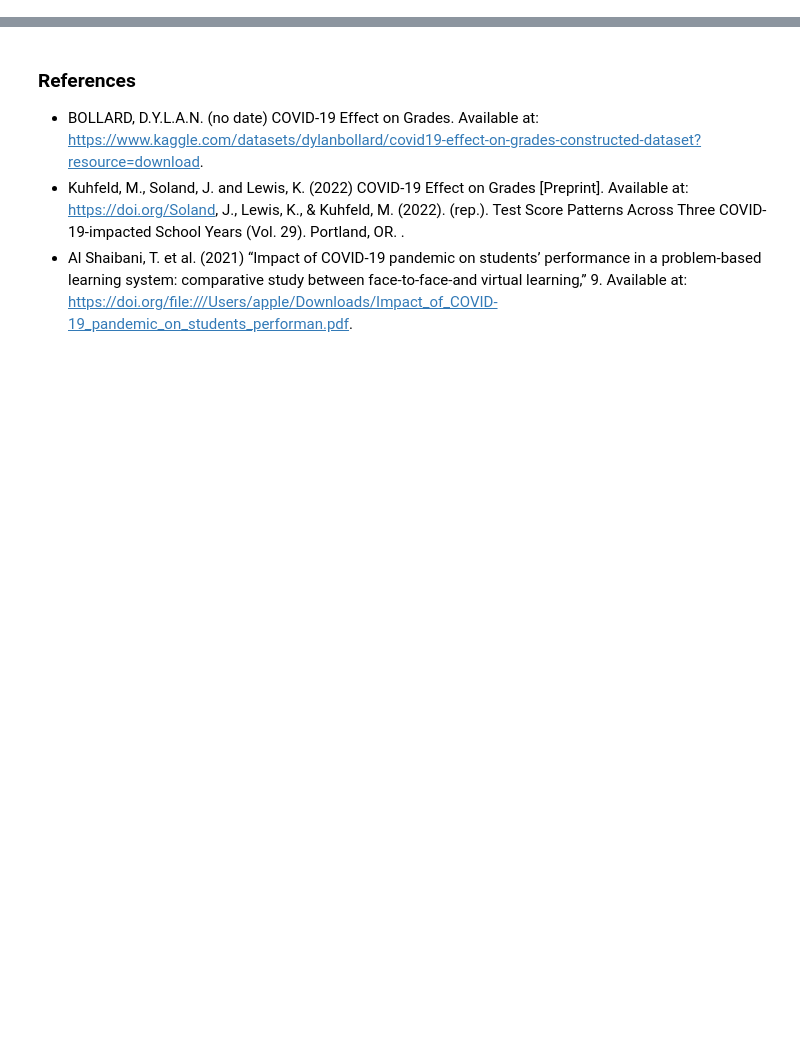
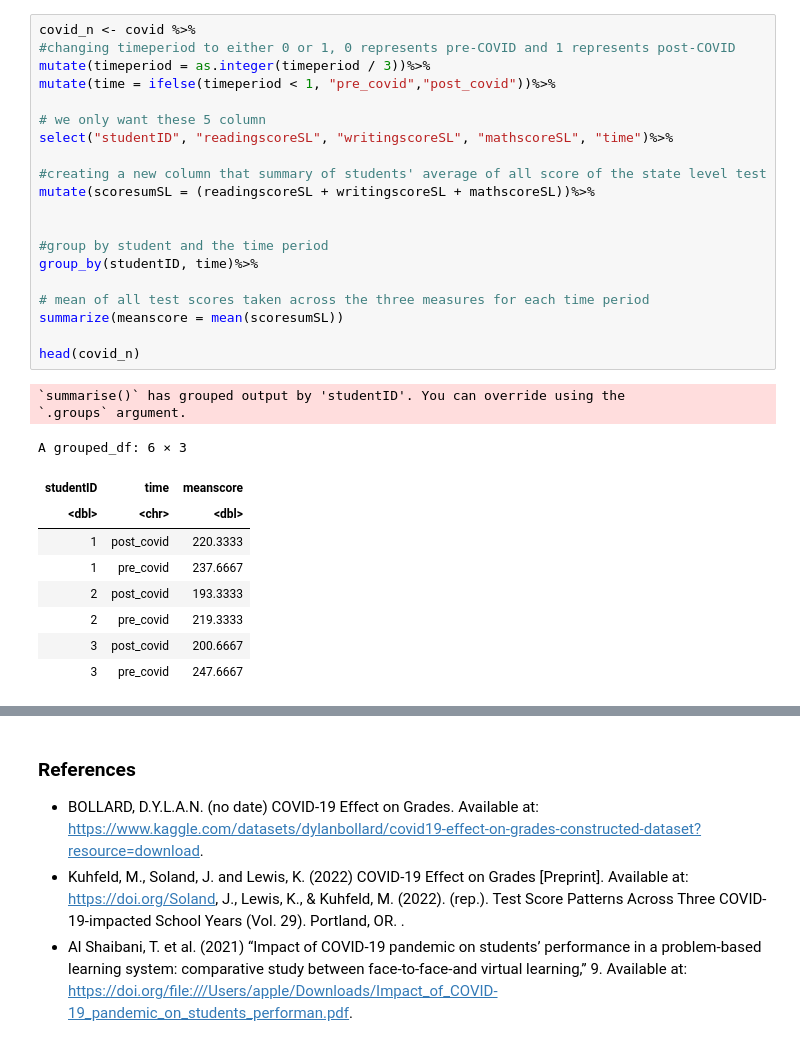
Before and after one commit to dylanc9918/STAT_201_Project, a Jupyter notebook: Proposal.ipynb, the cells around one changed output, grey strips where cells are left out. Cells and saved outputs as stored; diff of their text form; blank space fills up the shorter version.

```diff
--- a/Proposal.ipynb
+++ b/Proposal.ipynb
@@ -83,0 +43,32 @@ A tibble: 2 × 3
+# %%
+covid_n <- covid %>%
+#changing timeperiod to either 0 or 1, 0 represents pre-COVID and 1 represents post-COVID
+mutate(timeperiod = as.integer(timeperiod / 3))%>%
+mutate(time = ifelse(timeperiod < 1, "pre_covid","post_covid"))%>%
+
+# we only want these 5 column
+select("studentID", "readingscoreSL", "writingscoreSL", "mathscoreSL", "time")%>%
+
+#creating a new column that summary of students' average of all score of the state level test
+mutate(scoresumSL = (readingscoreSL + writingscoreSL + mathscoreSL))%>%
+
+
+#group by student and the time period
+group_by(studentID, time)%>%
+
+# mean of all test scores taken across the three measures for each time period
+summarize(meanscore = mean(scoresumSL))
+
+head(covid_n)
+# %% [output]
+`summarise()` has grouped output by 'studentID'. You can override using the
+`.groups` argument.
+A grouped_df: 6 × 3
+| studentID | time | meanscore |
+| <dbl> | <chr> | <dbl> |
+| 1 | post_covid | 220.3333 |
+| 1 | pre_covid | 237.6667 |
+| 2 | post_covid | 193.3333 |
+| 2 | pre_covid | 219.3333 |
+| 3 | post_covid | 200.6667 |
+| 3 | pre_covid | 247.6667 |
```
Also changed, not shown: parts of 29 cells of this notebook.
